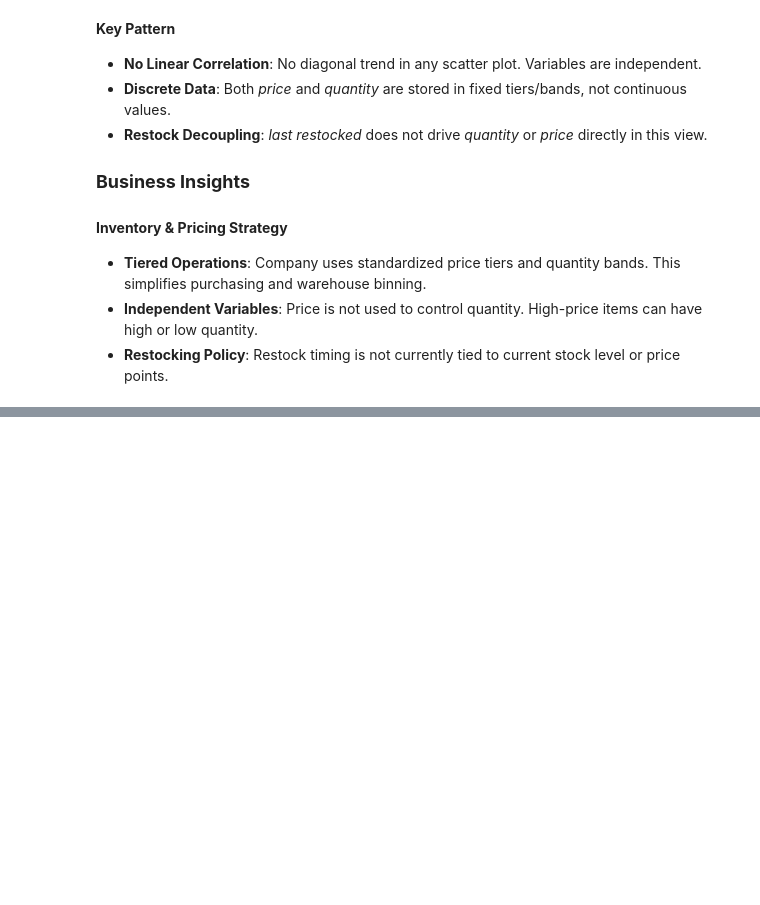
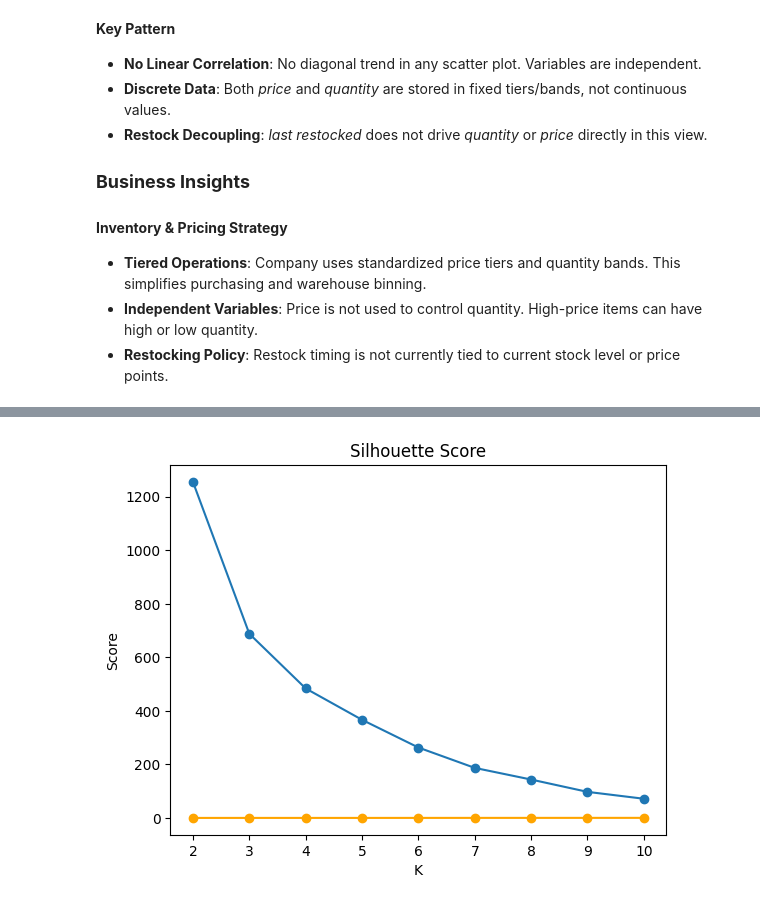
Before and after one commit to elaarhumphrey/Grouping-Products-And-Warehouses-Based-on-Inventory-Patterns, a Jupyter notebook: WAREHOUSE.ipynb, the cells around one changed output, grey strips where cells are left out. Drawn from its saved outputs; the diff is of its cells as text; code cells hidden in the pictures; blank space fills up the shorter version.

```diff
--- a/WAREHOUSE.ipynb
+++ b/WAREHOUSE.ipynb
@@ -543,0 +548,35 @@ plt.show()
+# %%
+from sklearn.preprocessing import StandardScaler
+
+features = ['price', 'quantity']
+X = df[features]
+
+scaler = StandardScaler()
+X_scaled = scaler.fit_transform(X)
+# %%
+from sklearn.cluster import KMeans
+from sklearn.metrics import silhouette_score
+import matplotlib.pyplot as plt
+
+wcss = []
+sil_scores = []
+K_range = range(2, 11)
+
+for k in K_range:
+    kmeans = KMeans(n_clusters=k, random_state=42, n_init=10)
+    kmeans.fit(X_scaled)
+    wcss.append(kmeans.inertia_)
+    sil_scores.append(silhouette_score(X_scaled, kmeans.labels_))
+
+# Elbow Plot
+plt.plot(K_range, wcss, marker='o')
+plt.title('Elbow Method')
+plt.xlabel('K'); plt.ylabel('WCSS')
+
+# Silhouette Plot
+plt.plot(K_range, sil_scores, marker='o', color='orange')
+plt.title('Silhouette Score')
+plt.xlabel('K'); plt.ylabel('Score')
+plt.show()
+# %% [output]
+[figure, added]
```
Also changed, not shown: parts of 7 cells of this notebook.
